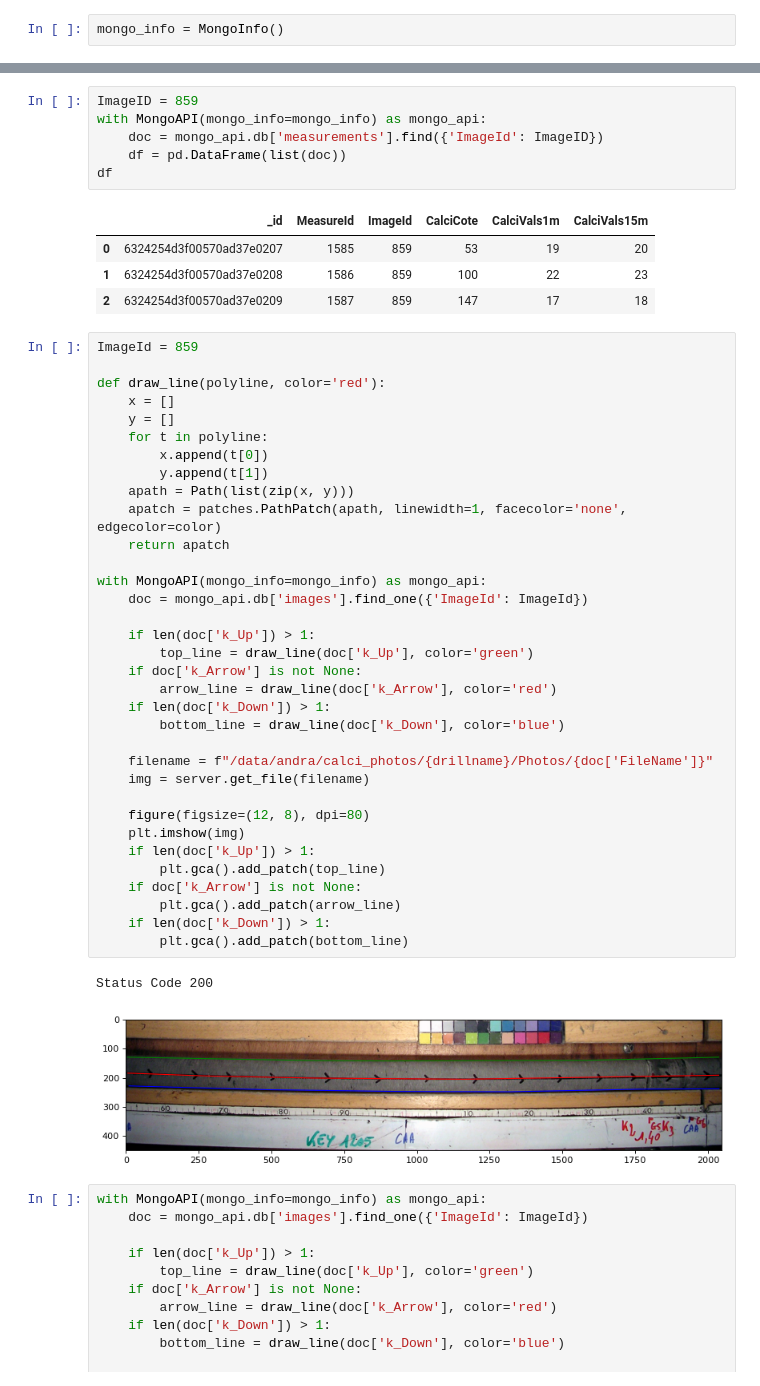
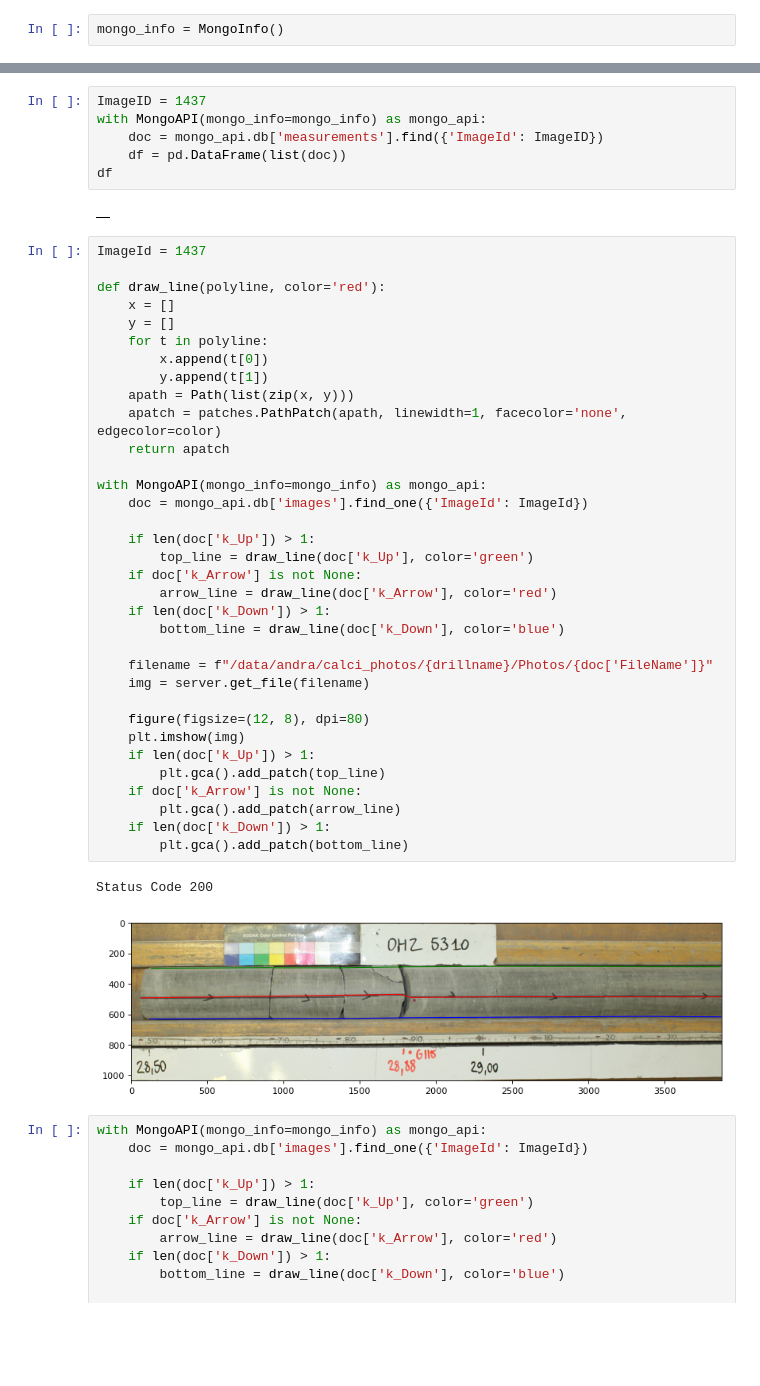
Before and after one commit to zwergon/calcimetry, a Jupyter notebook: notebooks/open-image-calcimetry.ipynb, the cells around one changed output, grey strips where cells are left out. Saved outputs shown, nothing was run; the diff lists cells and outputs as text; blank space fills up the shorter version.

Commit message:
added new notebook to score images using MongoDB ImageId

```diff
--- a/notebooks/open-image-calcimetry.ipynb
+++ b/notebooks/open-image-calcimetry.ipynb
@@ -37,16 +48,13 @@ df
 # %%
-ImageID = 859
+ImageID = 1437
 with MongoAPI(mongo_info=mongo_info) as mongo_api:
     doc = mongo_api.db['measurements'].find({'ImageId': ImageID})
     df = pd.DataFrame(list(doc))
 df
 # %% [output]
-|  | _id | MeasureId | ImageId | CalciCote | CalciVals1m | CalciVals15m |
-| 0 | 6324254d3f00570ad37e0207 | 1585 | 859 | 53 | 19 | 20 |
-| 1 | 6324254d3f00570ad37e0208 | 1586 | 859 | 100 | 22 | 23 |
-| 2 | 6324254d3f00570ad37e0209 | 1587 | 859 | 147 | 17 | 18 |
+|  |
 # %%
-ImageId = 859
+ImageId = 1437
 
 def draw_line(polyline, color='red'):
     x = []
@@ -54,34 +62,34 @@ def draw_line(polyline, color='red'):
     for t in polyline:
         x.append(t[0])
         y.append(t[1])
     apath = Path(list(zip(x, y)))
     apatch = patches.PathPatch(apath, linewidth=1, facecolor='none', edgecolor=color)
     return apatch
 
 with MongoAPI(mongo_info=mongo_info) as mongo_api:
     doc = mongo_api.db['images'].find_one({'ImageId': ImageId})
 
     if len(doc['k_Up']) > 1:
         top_line = draw_line(doc['k_Up'], color='green')
     if doc['k_Arrow'] is not None:
         arrow_line = draw_line(doc['k_Arrow'], color='red')
     if len(doc['k_Down']) > 1:
         bottom_line = draw_line(doc['k_Down'], color='blue')
 
     filename = f"/data/andra/calci_photos/{drillname}/Photos/{doc['FileName']}"
     img = server.get_file(filename)
 
     figure(figsize=(12, 8), dpi=80)
     plt.imshow(img)
     if len(doc['k_Up']) > 1:
         plt.gca().add_patch(top_line)
     if doc['k_Arrow'] is not None:
         plt.gca().add_patch(arrow_line)
     if len(doc['k_Down']) > 1:
         plt.gca().add_patch(bottom_line)
 # %% [output]
 Status Code 200
-[figure, old version]
+[figure, new version]
 # %%
 with MongoAPI(mongo_info=mongo_info) as mongo_api:
     doc = mongo_api.db['images'].find_one({'ImageId': ImageId})
```
Also changed, not shown: parts of 1 cell of this notebook, 1 other file.
